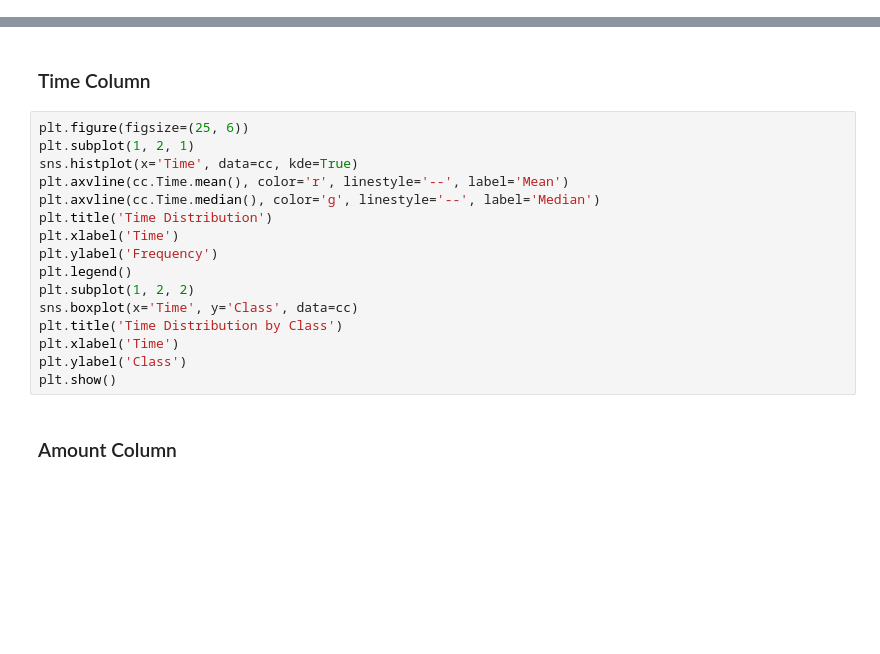
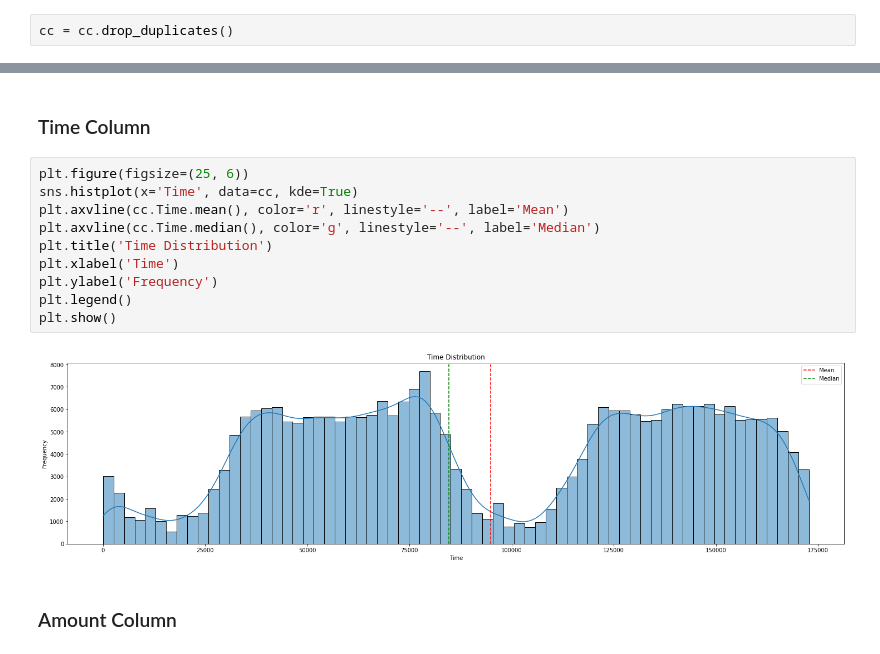
Before and after one commit to Penzragon/Credit-Card-Fraud-Detection, a Jupyter notebook: script.ipynb, the cells around one changed output, grey strips where cells are left out. Cells and saved outputs as stored; diff of their text form; blank space fills up the shorter version.

Commit message:
Add data cleaning

```diff
--- a/script.ipynb
+++ b/script.ipynb
@@ -97,3 +135,5 @@ It looks like `Time` and `Amount` columns were not scaled, so we need to scale t
+# %%
+cc = cc.drop_duplicates()
 # %% [markdown]
 ## Exploratory Data Analysis (EDA)
 # %% [markdown]
@@ -118,19 +158,15 @@ plt.show()
 ### Time Column
 # %%
 plt.figure(figsize=(25, 6))
-plt.subplot(1, 2, 1)
 sns.histplot(x='Time', data=cc, kde=True)
 plt.axvline(cc.Time.mean(), color='r', linestyle='--', label='Mean')
 plt.axvline(cc.Time.median(), color='g', linestyle='--', label='Median')
 plt.title('Time Distribution')
 plt.xlabel('Time')
 plt.ylabel('Frequency')
 plt.legend()
-plt.subplot(1, 2, 2)
-sns.boxplot(x='Time', y='Class', data=cc)
-plt.title('Time Distribution by Class')
-plt.xlabel('Time')
-plt.ylabel('Class')
 plt.show()
+# %% [output]
+[figure, added]
 # %% [markdown]
 ### Amount Column
```
Also changed, not shown: parts of 8 cells of this notebook.
